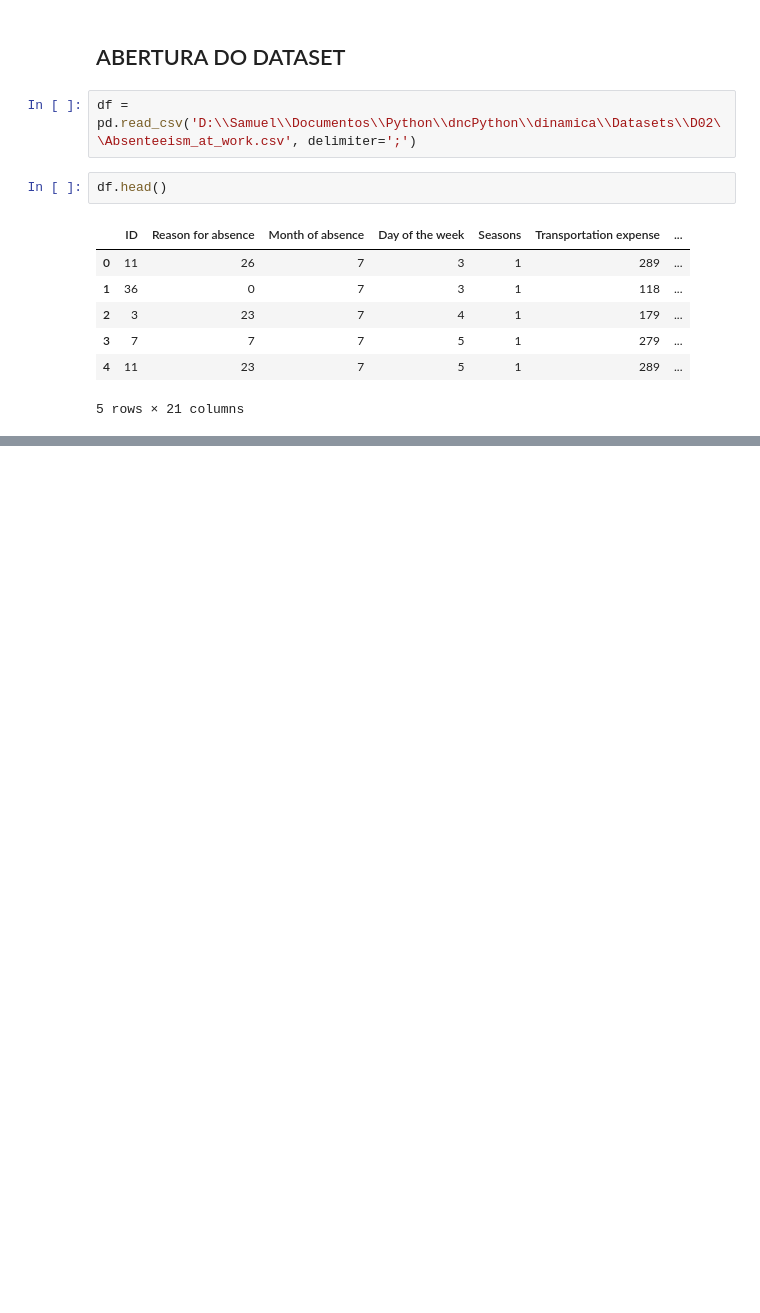
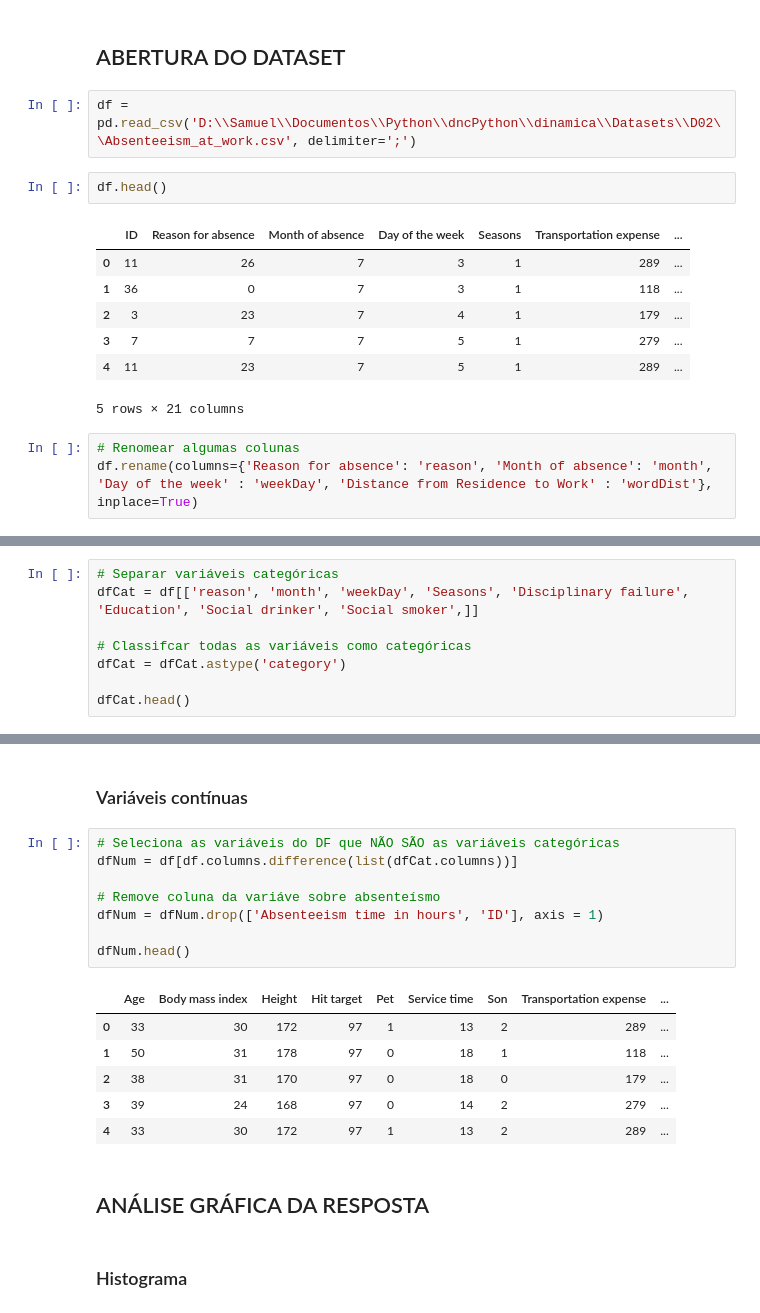
Before and after one commit to qymera0/per_dncPython, a Jupyter notebook: dinamica/dinamica02.ipynb, the cells around one changed output, grey strips where cells are left out. Drawn from its saved outputs; the diff is of its cells as text; blank space fills up the shorter version.

```diff
--- a/dinamica/dinamica02.ipynb
+++ b/dinamica/dinamica02.ipynb
@@ -30,3 +31,6 @@ df.head()
 | 3 | 7 | 7 | 7 | 5 | 1 | 279 | ... |
 | 4 | 11 | 23 | 7 | 5 | 1 | 289 | ... |
 5 rows × 21 columns
+# %%
+# Renomear algumas colunas
+df.rename(columns={'Reason for absence': 'reason', 'Month of absence': 'month', 'Day of the week' : 'weekDay', 'Distance from Residence to Work' : 'wordDist'}, inplace=True)
@@ -32,0 +65,8 @@ df.head()
+# %%
+# Separar variáveis categóricas
+dfCat = df[['reason', 'month', 'weekDay', 'Seasons', 'Disciplinary failure', 'Education', 'Social drinker', 'Social smoker',]]
+
+# Classifcar todas as variáveis como categóricas
+dfCat = dfCat.astype('category')
+
+dfCat.head()
@@ -32,0 +80,21 @@ df.head()
+# %% [markdown]
+### Variáveis contínuas
+# %%
+# Seleciona as variáveis do DF que NÃO SÃO as variáveis categóricas
+dfNum = df[df.columns.difference(list(dfCat.columns))]
+
+# Remove coluna da variáve sobre absenteísmo
+dfNum = dfNum.drop(['Absenteeism time in hours', 'ID'], axis = 1)
+
+dfNum.head()
+# %% [output]
+|  | Age | Body mass index | Height | Hit target | Pet | Service time | Son | Transportation expense | ... |
+| 0 | 33 | 30 | 172 | 97 | 1 | 13 | 2 | 289 | ... |
+| 1 | 50 | 31 | 178 | 97 | 0 | 18 | 1 | 118 | ... |
+| 2 | 38 | 31 | 170 | 97 | 0 | 18 | 0 | 179 | ... |
+| 3 | 39 | 24 | 168 | 97 | 0 | 14 | 2 | 279 | ... |
+| 4 | 33 | 30 | 172 | 97 | 1 | 13 | 2 | 289 | ... |
+# %% [markdown]
+## ANÁLISE GRÁFICA DA RESPOSTA
+# %% [markdown]
+### Histograma
```
Also changed, not shown: parts of 34 cells of this notebook, 1 other file.
